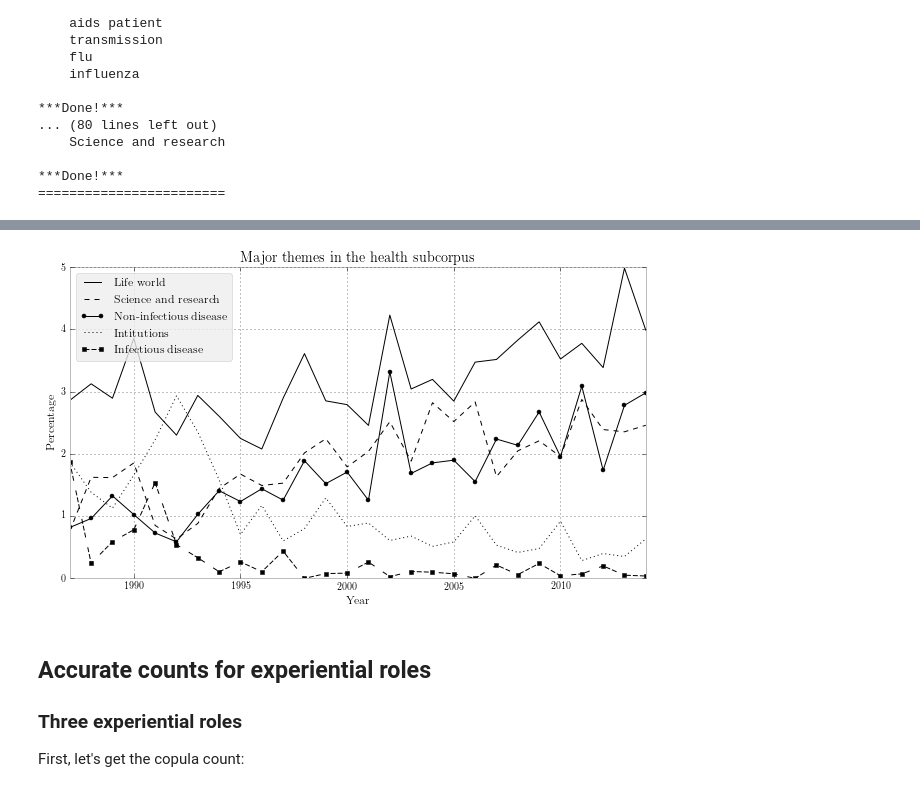
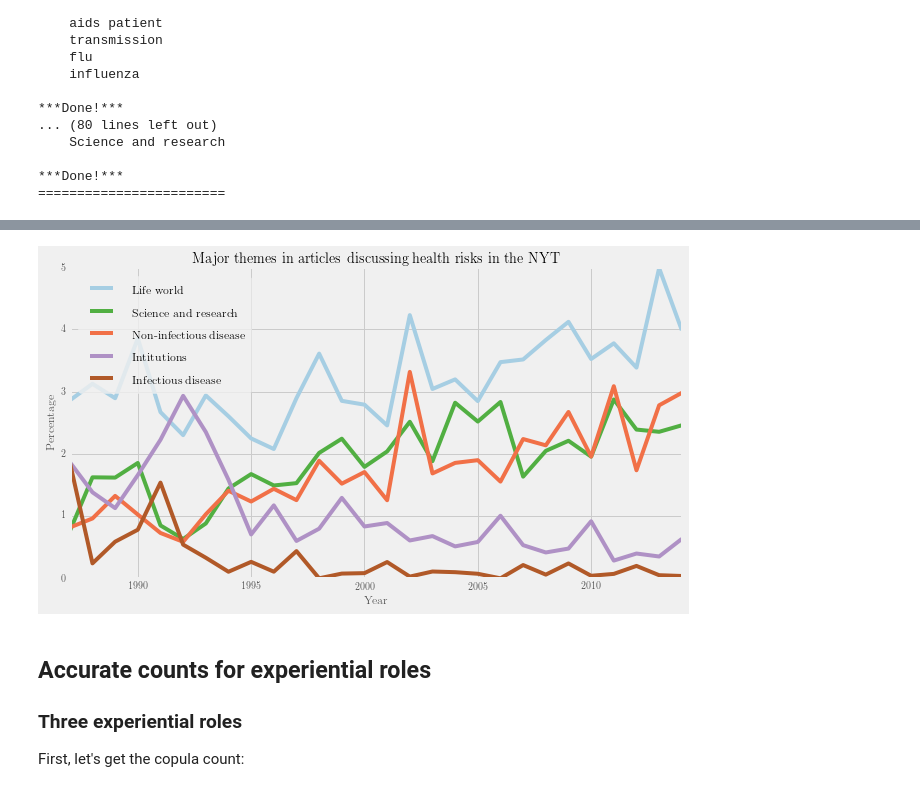
Before and after one commit to interrogator/risk, a Jupyter notebook: book_chapter_figures.ipynb, the cells around one changed output, grey strips where cells are left out. Drawn from its saved outputs; the diff is of its cells as text; code cells hidden in the pictures.

```diff
--- a/book_chapter_figures.ipynb
+++ b/book_chapter_figures.ipynb
@@ -569,7 +571,6 @@ Merging 6 entries as "Infectious disease":
 ***Done!***
 ========================
 # %%
-plotter('Major themes in the health subcorpus', themes.results,
-        num_to_plot=10, figsize = (10, 6),
-        style = 'bmh', black_and_white = True, save = 'themes_final')
+plotter('Major themes in articles discussing health risks in the NYT', themes.results,
+        num_to_plot=10, figsize = (10, 6), style = 'fivethirtyeight', save = 'themes-health')
 # %% [output]
@@ -577,4 +578,4 @@ plotter('Major themes in the health subcorpus', themes.results,
-[figure, old version]
+[figure, new version]
 # %% [markdown]
 ## Accurate counts for experiential roles
 
```
Also changed, not shown: parts of 18 cells of this notebook, 2 other files.
